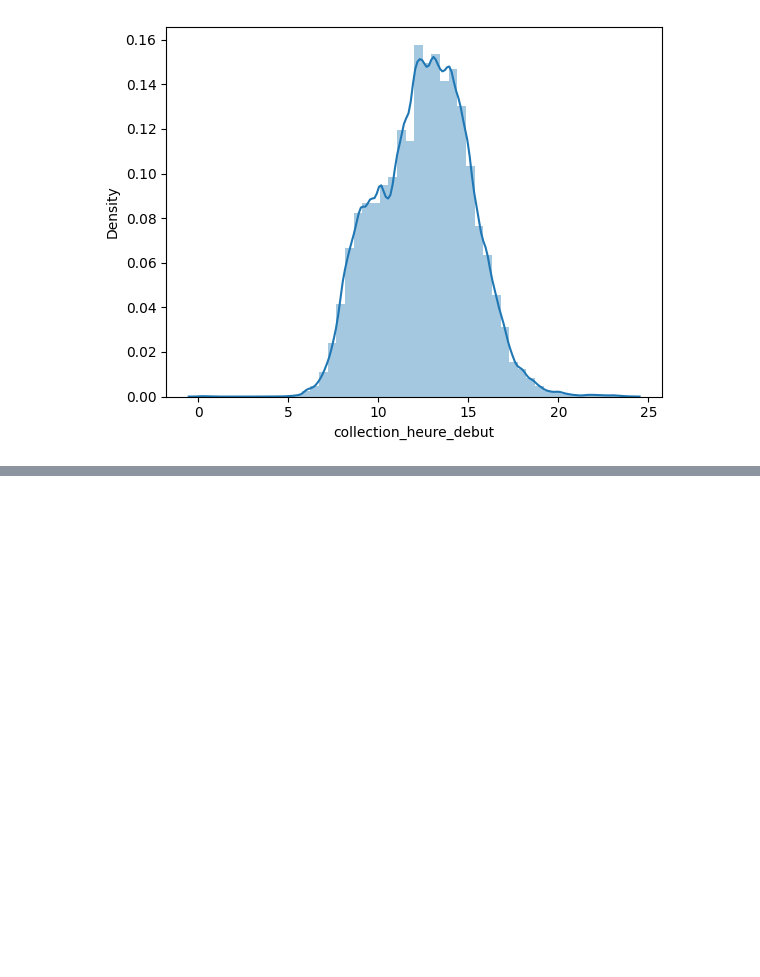
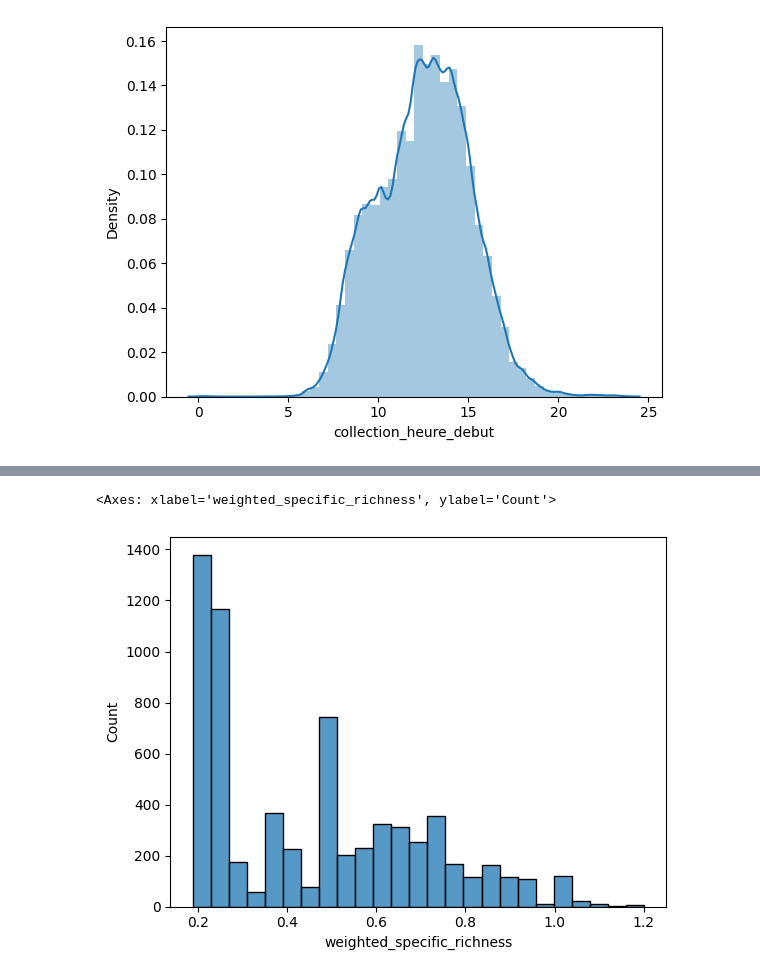
Before and after one commit to juldpnt/fil-rouge-pollinisateurs, a Jupyter notebook: notebooks/data_viz.ipynb, the cells around one changed output, grey strips where cells are left out. Saved outputs shown, nothing was run; the diff lists cells and outputs as text; code cells hidden in the pictures; blank space fills up the shorter version.

```diff
--- a/notebooks/data_viz.ipynb
+++ b/notebooks/data_viz.ipynb
@@ -24,7 +24,7 @@ import seaborn as sns
 import numpy as np
 import plotly.express as px
 # %%
-path = "data/temporary_data/spipoll.csv"
+path = "data/raw_data/spipoll.csv"
 # %%
 data = pd.read_csv(path)
 # %% [markdown]
@@ -122,0 +146,6 @@ https://gist.github.com/mwaskom/de44147ed2974457ad6372750bbe5751
+# %%
+from models.supervised.preprocessors import MetricsCalculatorNaive
+
+df = data.copy().sample(frac=0.01, random_state=1)
+# %%
+df = MetricsCalculatorNaive(distance = 0.5, clear_intermediate_steps=False).fit_transform(df)
@@ -122,0 +166,5 @@ https://gist.github.com/mwaskom/de44147ed2974457ad6372750bbe5751
+# %%
+sns.histplot(df["weighted_specific_richness"])
+# %% [output]
+<Axes: xlabel='weighted_specific_richness', ylabel='Count'>
+[figure, added]
```
Also changed, not shown: parts of 10 cells of this notebook, 3 other files.
